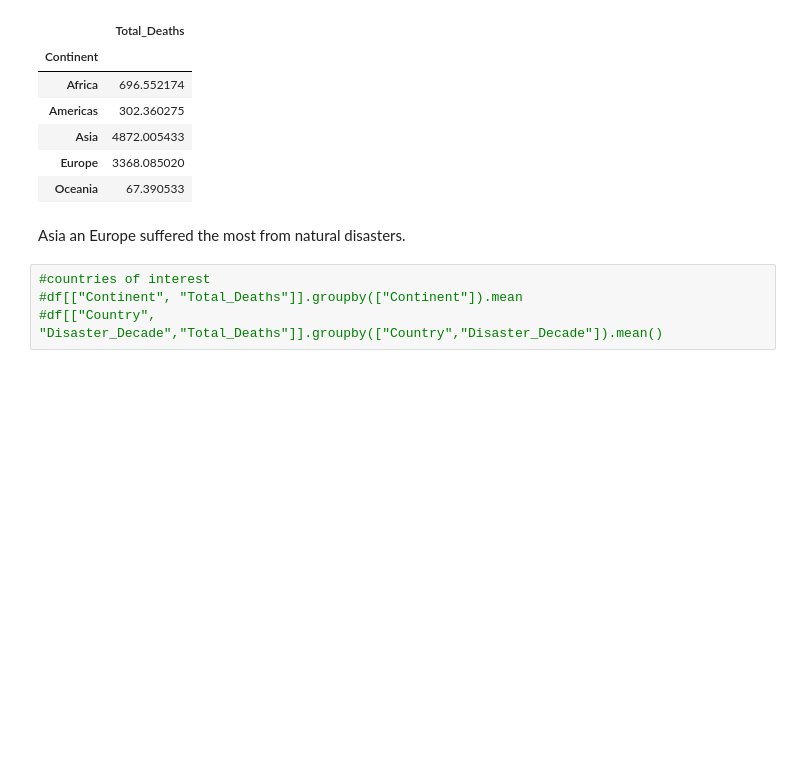
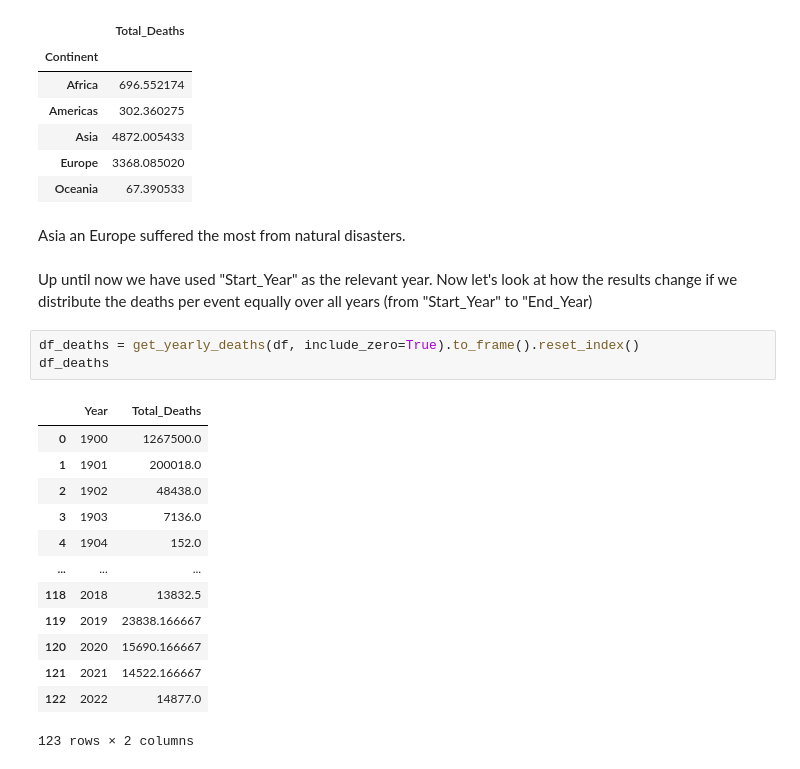
Before and after one commit to r-Files/DOPP, a Jupyter notebook: jupyter_notebooks/lab_question_a.ipynb, the cells around one changed output. Drawn from its saved outputs; the diff is of its cells as text; blank space fills up the shorter version.

```diff
--- a/jupyter_notebooks/lab_question_a.ipynb
+++ b/jupyter_notebooks/lab_question_a.ipynb
@@ -266,7 +267,22 @@ df[["Continent", "Total_Deaths"]].groupby(["Continent"]).mean()
 | Oceania | 67.390533 |
 # %% [markdown]
 Asia an Europe suffered the most from natural disasters.
+# %% [markdown]
+Up until now we have used "Start_Year" as the relevant year. Now let's look at how the results change if we distribute the deaths per event equally over all years (from "Start_Year" to "End_Year)
 # %%
-#countries of interest
-#df[["Continent", "Total_Deaths"]].groupby(["Continent"]).mean
-#df[["Country", "Disaster_Decade","Total_Deaths"]].groupby(["Country","Disaster_Decade"]).mean()
+df_deaths = get_yearly_deaths(df, include_zero=True).to_frame().reset_index()
+df_deaths
+# %% [output]
+|  | Year | Total_Deaths |
+| 0 | 1900 | 1267500.0 |
+| 1 | 1901 | 200018.0 |
+| 2 | 1902 | 48438.0 |
+| 3 | 1903 | 7136.0 |
+| 4 | 1904 | 152.0 |
+| ... | ... | ... |
+| 118 | 2018 | 13832.5 |
+| 119 | 2019 | 23838.166667 |
+| 120 | 2020 | 15690.166667 |
+| 121 | 2021 | 14522.166667 |
+| 122 | 2022 | 14877.0 |
+123 rows × 2 columns
```
Also changed, not shown: parts of 19 cells of this notebook, 1 other file.
